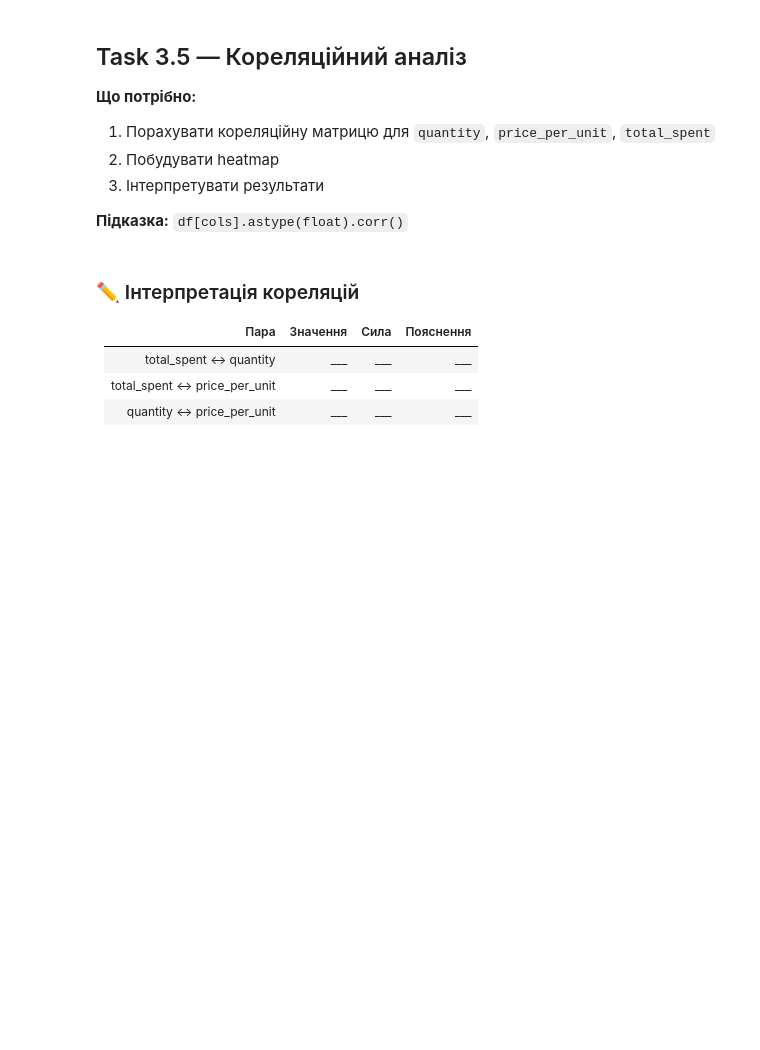
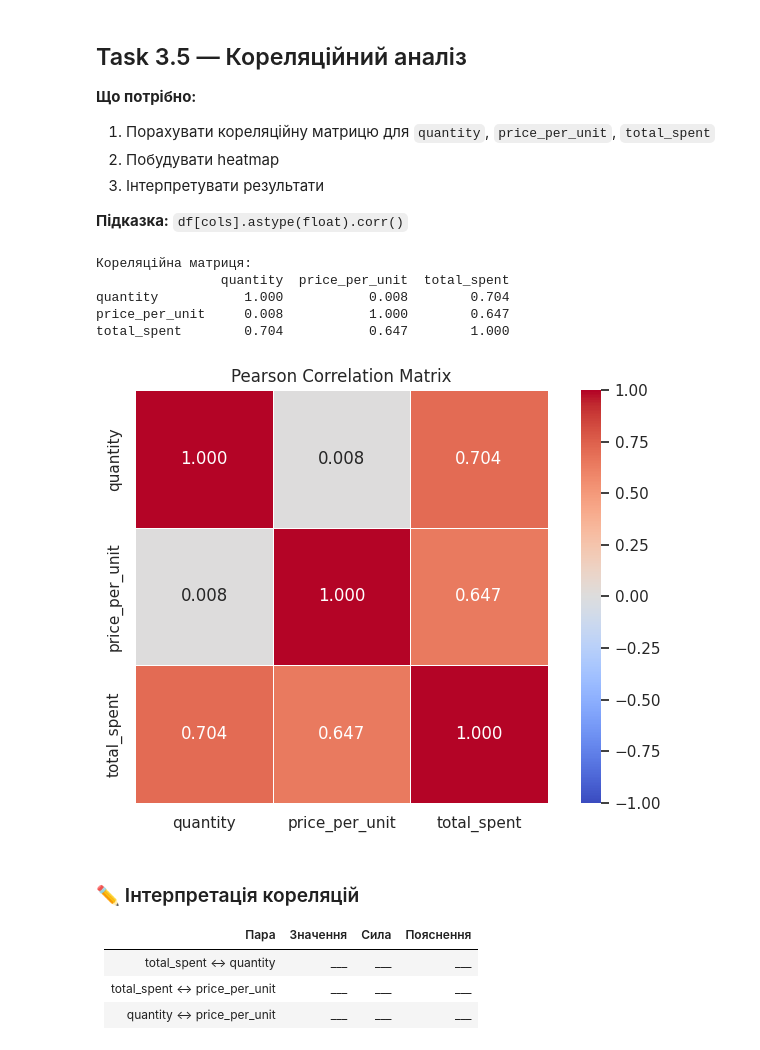
Before and after one commit to Yuliia-Safonova/Analysis_Cafe_Sales, a Jupyter notebook: cafe_eda_workbook_version2.ipynb, the cells around one changed output. Saved outputs shown, nothing was run; the diff lists cells and outputs as text; code cells hidden in the pictures; blank space fills up the shorter version.

```diff
--- a/cafe_eda_workbook_version2.ipynb
+++ b/cafe_eda_workbook_version2.ipynb
@@ -813,21 +935,38 @@ print(f'Кількість викидів: {n_outliers}')
 **Підказка:** `df[cols].astype(float).corr()`
 # %%
 corr_cols   = ['quantity', 'price_per_unit', 'total_spent']
-corr_matrix = # ВАШ КОД ТУТ
+corr_matrix = df[corr_cols].astype(float).corr()
 
 print('Кореляційна матриця:')
 print(corr_matrix.round(3))
 
 fig, ax = plt.subplots(figsize=(7, 5))
 
 # Heatmap кореляцій
 # Підказка: sns.heatmap(corr_matrix, annot=True, fmt='.3f', cmap='coolwarm', vmin=-1, vmax=1, ...)
-# ВАШ КОД ТУТ
+sns.heatmap(
+        corr_matrix,
+        annot=True,
+        fmt='.3f',
+        cmap='coolwarm',
+        vmin=-1, vmax=1,
+        square=True,
+        linewidths=0.5,
+        ax=ax,
+        annot_kws={'size': 12}
+    )
 
 ax.set_title('Pearson Correlation Matrix')
 plt.tight_layout()
 plt.savefig('part3_task35.png', dpi=130, bbox_inches='tight')
 plt.show()
+# %% [output]
+Кореляційна матриця:
+                quantity  price_per_unit  total_spent
+quantity           1.000           0.008        0.704
+price_per_unit     0.008           1.000        0.647
+total_spent        0.704           0.647        1.000
+[figure, added]
 # %% [markdown]
 ### ✏️ Інтерпретація кореляцій
 
```
Also changed, not shown: parts of 23 cells of this notebook.
